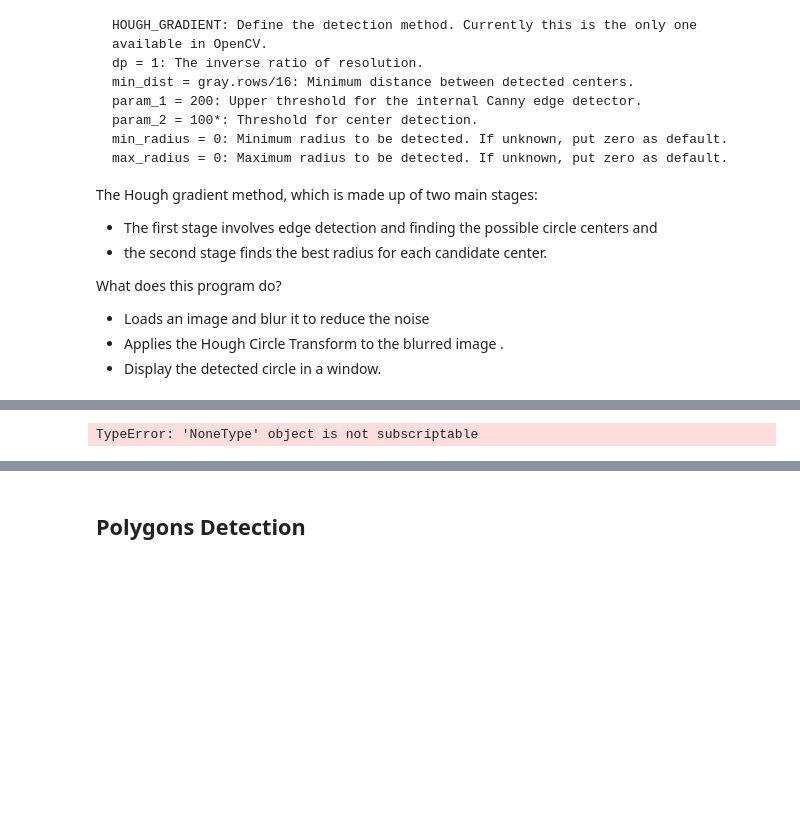
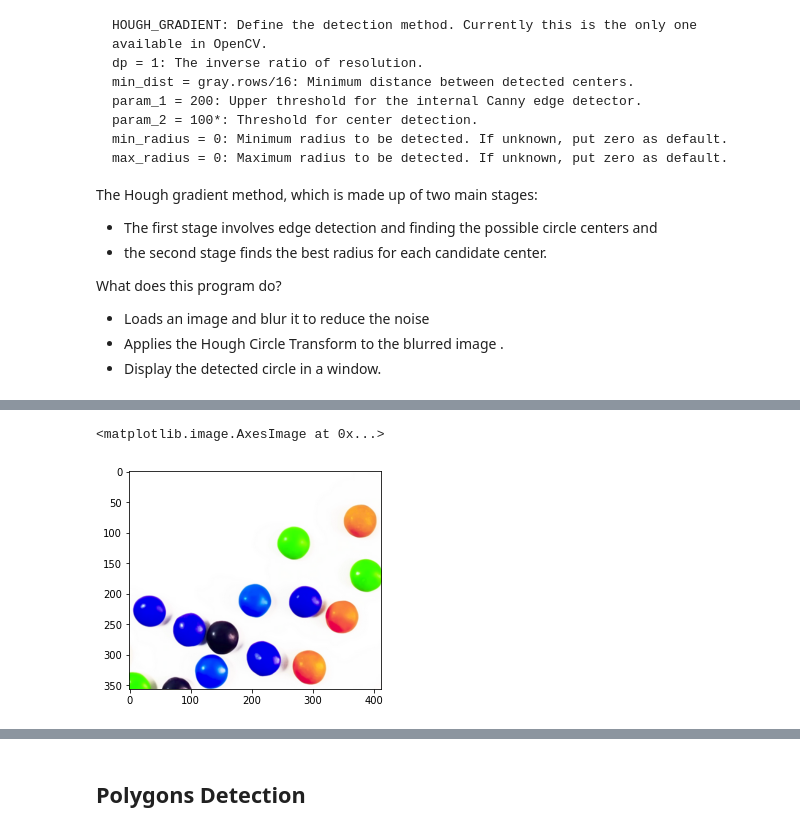
Before and after one commit to Swedem/ImageFeatureExtraction, a Jupyter notebook: Python&OpenCV/Image Features Extraction(IFE).ipynb, the cells around one changed output, grey strips where cells are left out. Drawn from its saved outputs; the diff is of its cells as text; code cells hidden in the pictures; blank space fills up the shorter version.

```diff
--- a/Python&OpenCV/Image Features Extraction(IFE).ipynb
+++ b/Python&OpenCV/Image Features Extraction(IFE).ipynb
@@ -269,21 +218,20 @@ minDist=80, param1=110, param2=39, maxRadius=70)
-# %%
-for co, i in enumerate(circles[0, :], start=1):
-    # draw the outer circle in green
-    cv2.circle(cimg,(i[0],i[1]),i[2],(0,255,0),2)
-
-    # draw the center of the circle in red
-    cv2.circle(cimg,(i[0],i[1]),2,(0,0,255),3)
-
-
-    # print the number of circles detected
-
-    print("Number of circles detected:", co)
-
-    # save the image, convert to BGR to save with proper colors
-    cv2.imwrite("coins_circles_detected.png", cimg)
-
-    # show the image
-plt.imshow(cimg)
-plt.show()
-# %% [output]
-TypeError: 'NoneType' object is not subscriptable
+# %%
+import sys
+import numpy as np
+import cv2
+import matplotlib.pyplot as plt
+
+#Reading the image
+default_file = 'farm_img.jpeg'
+
+img = cv2.imread('smarties.png')
+
+#Checking if image is loaded fine
+if img is None:
+    print('Error opening image, try and fix it!')
+    print('Check your working directory if image exist')
+    print('Usage: hough_circle.py [image_name -- default ' + default_file + '] \n')
+plt.imshow(img)
+# %% [output]
+<matplotlib.image.AxesImage at 0x...>
+[figure, added]
```
Also changed, not shown: parts of 14 cells of this notebook, 1 other file.
